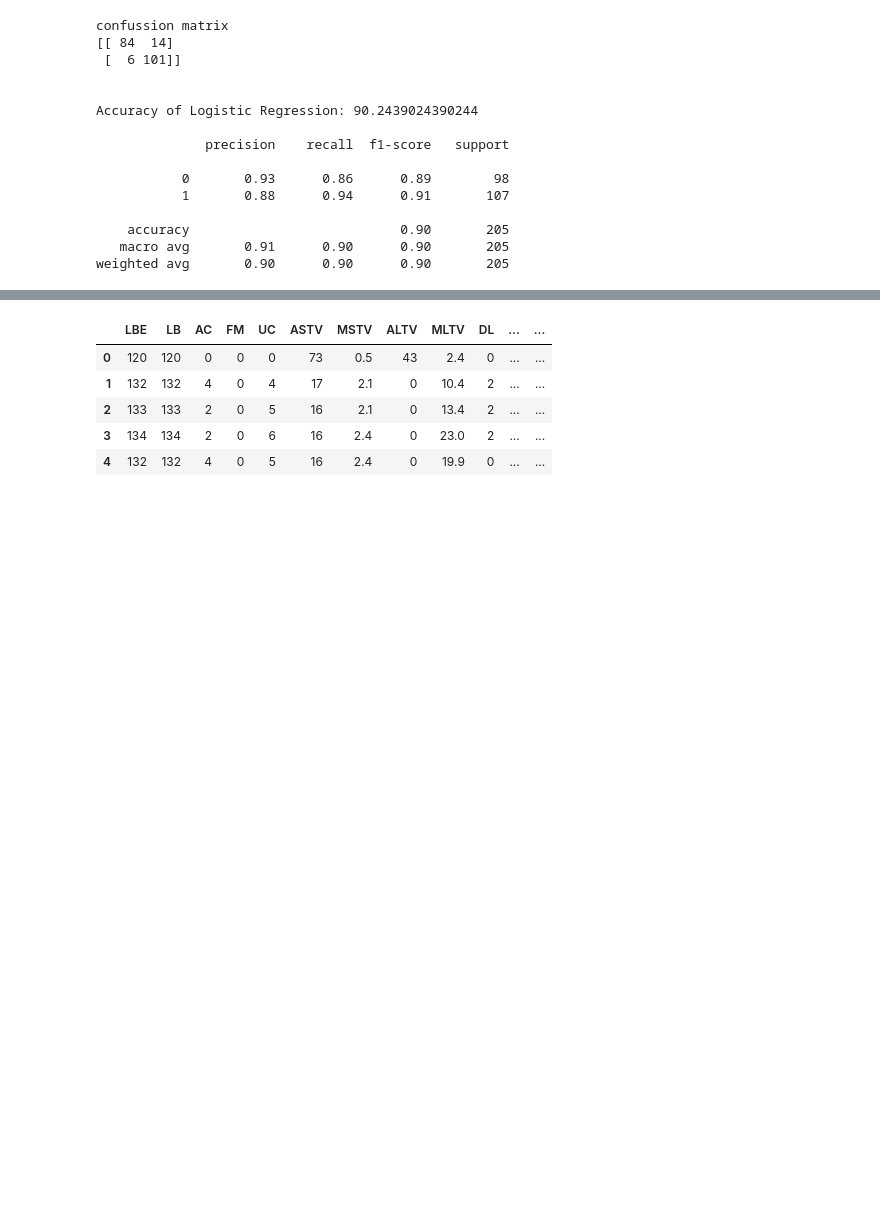
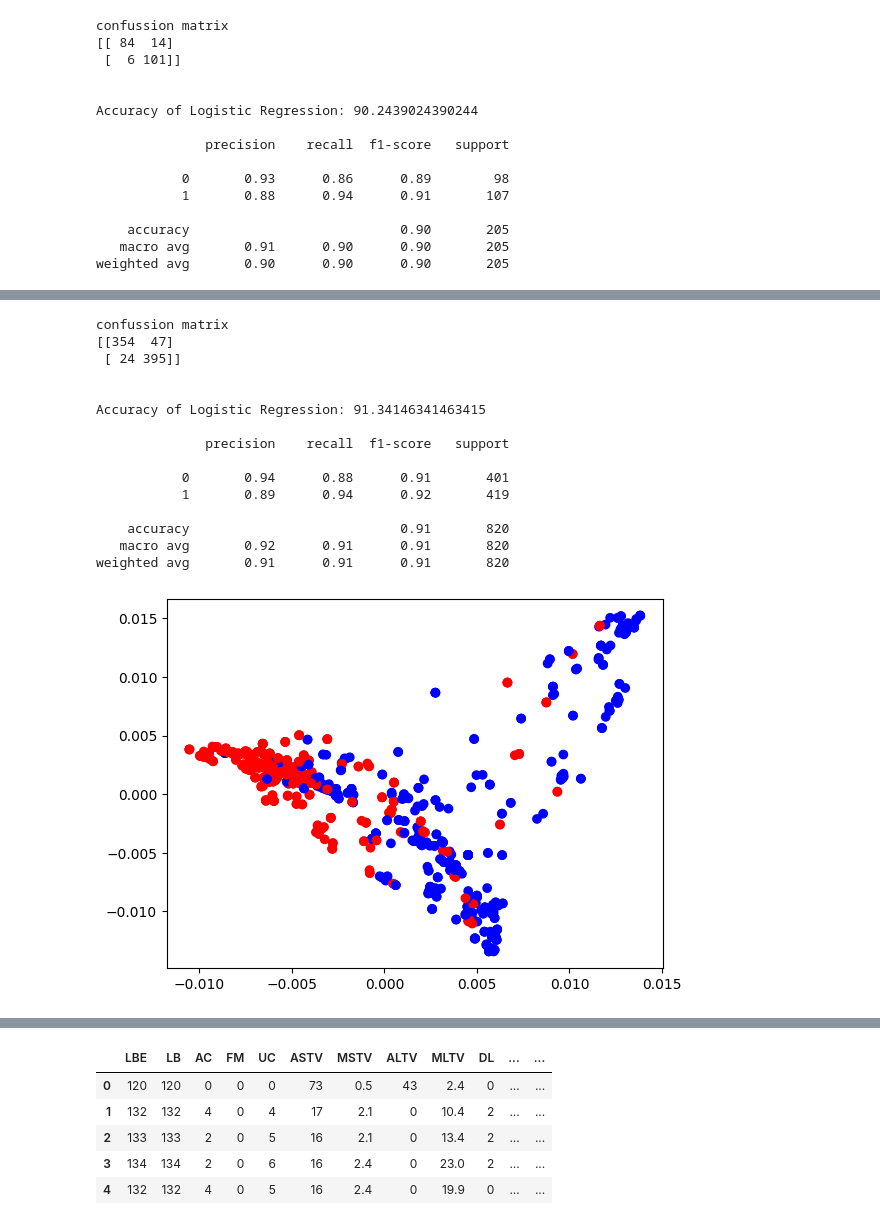
Before and after one commit to almusawiaf/CMSC635Project, a Jupyter notebook: Project_test.ipynb, the cells around one changed output, grey strips where cells are left out. Saved outputs shown, nothing was run; the diff lists cells and outputs as text; code cells hidden in the pictures; blank space fills up the shorter version.

```diff
--- a/Project_test.ipynb
+++ b/Project_test.ipynb
@@ -74,0 +174,14 @@ weighted avg       0.90      0.90      0.90       205
+# %%
+logistic = LogisticRegression()
+pipe = Pipeline(steps=[("logistic", logistic)])
+
+param_grid = [
+    {'logistic__penalty' : ['l1', 'l2'],
+    'logistic__C' : np.logspace(-4, 4, 20),
+    'logistic__solver' : ['liblinear']},]
+
+search = GridSearchCV(pipe, param_grid, scoring='accuracy', n_jobs=2)
+search.fit(X_CE, y_train)
+print("Best parameter (CV score=%0.3f):" % search.best_score_)
+print(search.best_params_)
+print(search.cv_results_['mean_test_score'])
@@ -74,0 +198,34 @@ weighted avg       0.90      0.90      0.90       205
+# %%
+embedding = SpectralEmbedding(n_components=2, affinity='nearest_neighbors', n_neighbors=30, eigen_solver='arpack')
+X_CE = embedding.fit_transform(X_train)
+colors = ['red','blue']
+plt.scatter(X_CE[:,0],X_CE[:,1], c=y_train, cmap=matplotlib.colors.ListedColormap(colors))
+
+DT = DecisionTreeClassifier(max_depth=5)
+model_spectral = DT.fit(X_CE, y_train)
+lr_predict = DT.predict(X_CE)
+#lr_predict = lr_spectral.predict(embedding.fit_transform(X_test))
+lr_conf_matrix = confusion_matrix(y_train, lr_predict)
+lr_acc_score = accuracy_score(y_train, lr_predict)
+print("confussion matrix")
+print(lr_conf_matrix)
+print("\n")
+print("Accuracy of Logistic Regression:",lr_acc_score*100,'\n')
+print(classification_report(y_train,lr_predict))
+# %% [output]
+confussion matrix
+[[354  47]
+ [ 24 395]]
+
+
+Accuracy of Logistic Regression: 91.34146341463415
+
+              precision    recall  f1-score   support
+
+           0       0.94      0.88      0.91       401
+           1       0.89      0.94      0.92       419
+
+    accuracy                           0.91       820
+   macro avg       0.92      0.91      0.91       820
+weighted avg       0.91      0.91      0.91       820
+[figure, added]
```
Also changed, not shown: parts of 18 cells of this notebook.
